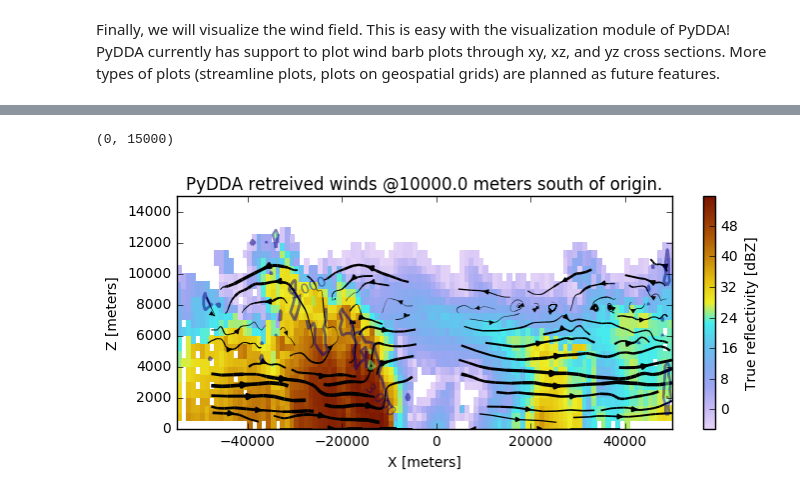
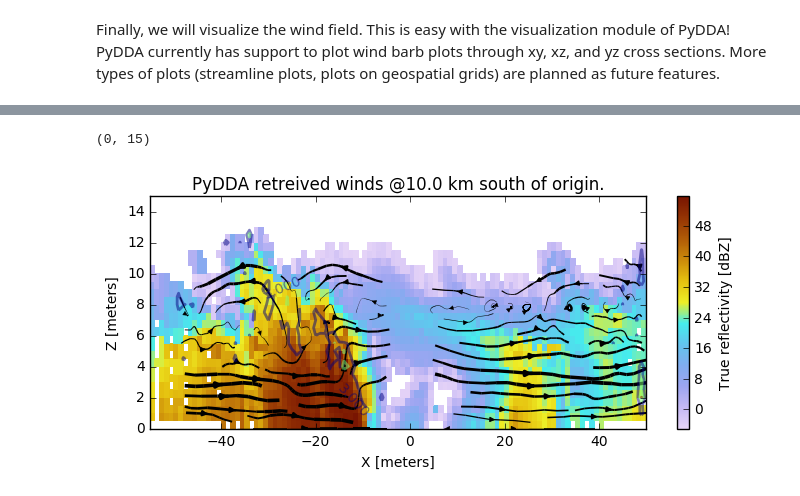
Before and after one commit to openradar/PyDDA, a Jupyter notebook: notebooks/PyDDA example notebook.ipynb, the cells around one changed output, grey strips where cells are left out. Cells and saved outputs as stored; diff of their text form; code cells hidden in the pictures.

```diff
--- a/notebooks/PyDDA example notebook.ipynb
+++ b/notebooks/PyDDA example notebook.ipynb
@@ -111,12 +114,12 @@ pydda.vis.plot_horiz_xsection_streamlines(Grids, None, 'DT', level=6,
 # %%
 plt.figure(figsize=(8,3))
 pydda.vis.plot_xz_xsection_streamlines(Grids, None, 'DT', level=40,
                                  w_vel_contours=[3, 6, 9],
                                  thickness_divisor=5.0)
-plt.ylim([0,15000])
+plt.ylim([0,15])
 # %% [output]
-(0, 15000)
+(0, 15)
-[figure, old version]
+[figure, new version]
 # %%
 plt.figure(figsize=(8,4))
 pydda.vis.plot_yz_xsection_streamlines(Grids, None,'DT', level=40,
```
Also changed, not shown: parts of 8 cells of this notebook, 36 other files.
